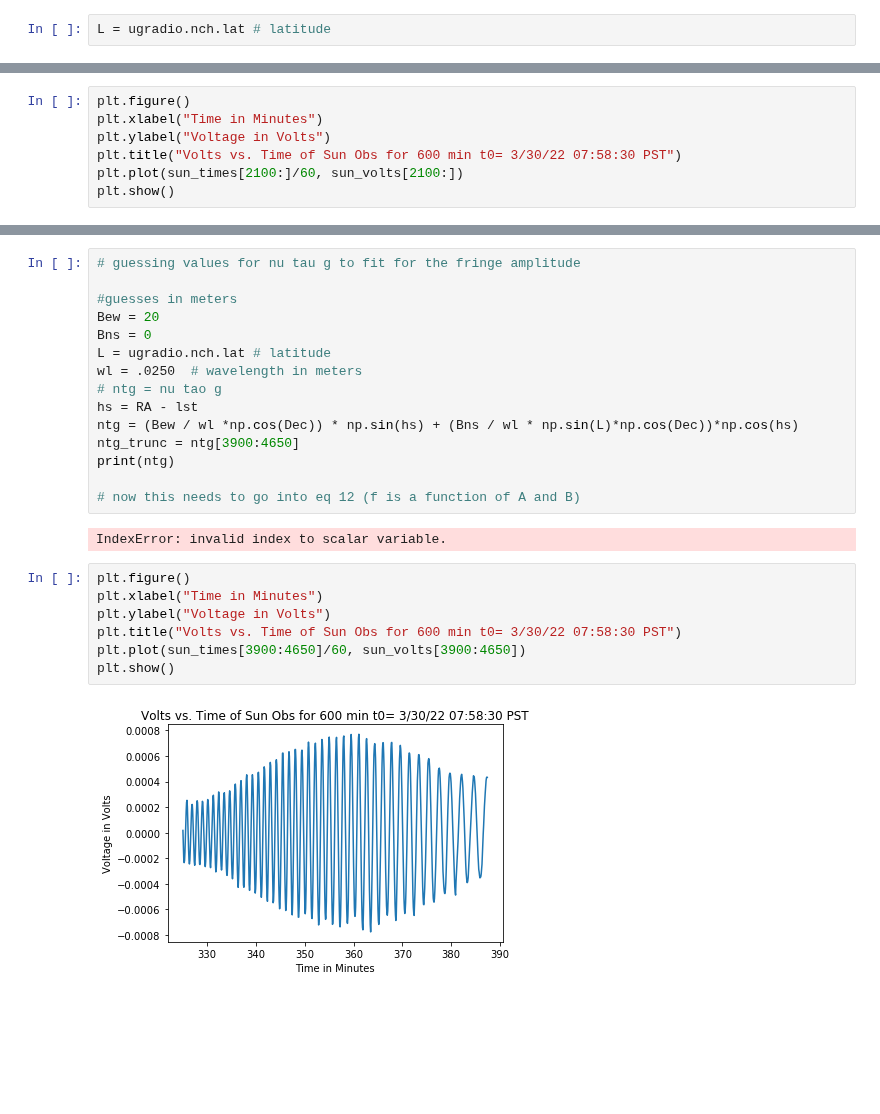
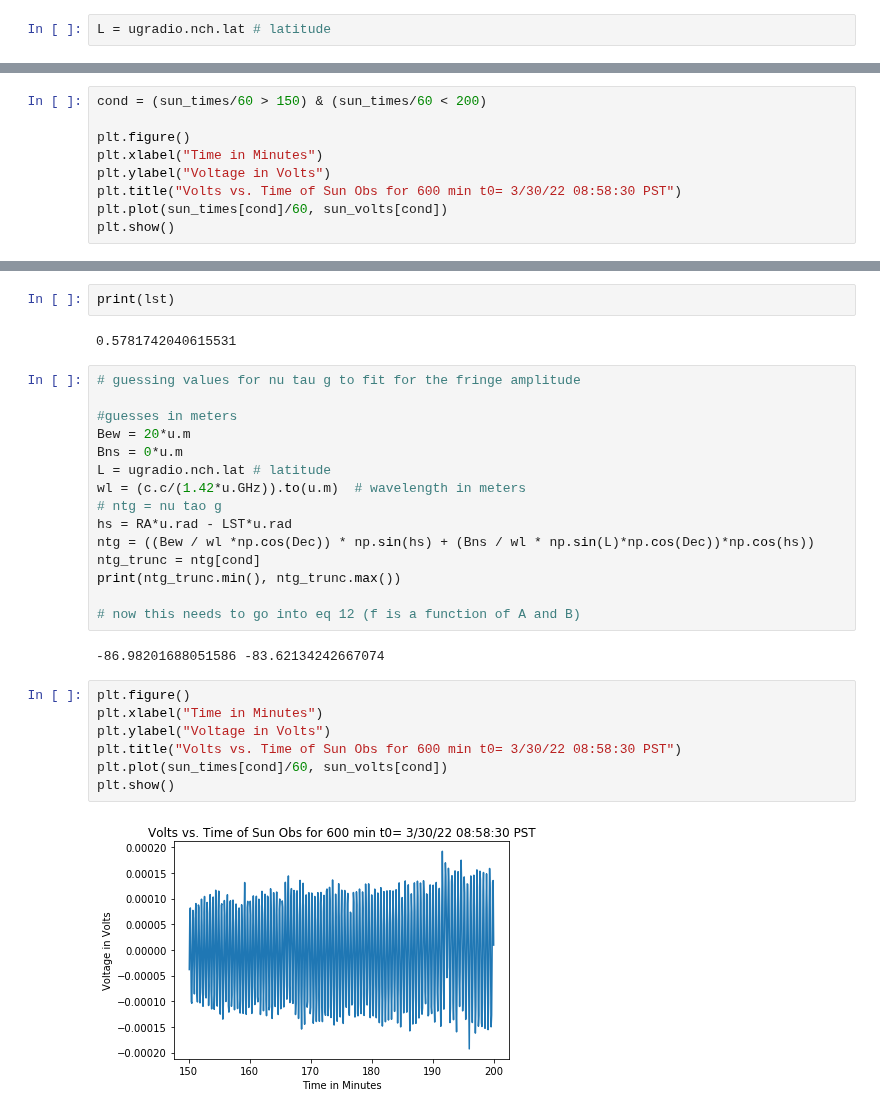
Before and after one commit to nolanylee/astro121lab, a Jupyter notebook: Sun Data??.ipynb, the cells around one changed output, grey strips where cells are left out. Saved outputs shown, nothing was run; the diff lists cells and outputs as text; blank space fills up the shorter version.

```diff
--- a/Sun Data??.ipynb
+++ b/Sun Data??.ipynb
@@ -51,8 +55,10 @@ plt.show()
 # %%
+cond = (sun_times/60 > 150) & (sun_times/60 < 200)
+
 plt.figure()
 plt.xlabel("Time in Minutes")
 plt.ylabel("Voltage in Volts")
-plt.title("Volts vs. Time of Sun Obs for 600 min t0= 3/30/22 07:58:30 PST")
-plt.plot(sun_times[2100:]/60, sun_volts[2100:])
+plt.title("Volts vs. Time of Sun Obs for 600 min t0= 3/30/22 08:58:30 PST")
+plt.plot(sun_times[cond]/60, sun_volts[cond])
 plt.show()
 # %% [output]
@@ -88,27 +101,31 @@ RA is 0.1580519233687672 Dec 0.06811559169201209
+# %%
+print(lst)
+# %% [output]
+0.5781742040615531
 # %%
 # guessing values for nu tau g to fit for the fringe amplitude
 
 #guesses in meters
-Bew = 20
-Bns = 0
+Bew = 20*u.m
+Bns = 0*u.m
 L = ugradio.nch.lat # latitude
-wl = .0250  # wavelength in meters
+wl = (c.c/(1.42*u.GHz)).to(u.m)  # wavelength in meters
 # ntg = nu tao g
-hs = RA - lst
-ntg = (Bew / wl *np.cos(Dec)) * np.sin(hs) + (Bns / wl * np.sin(L)*np.cos(Dec))*np.cos(hs)
-ntg_trunc = ntg[3900:4650]
-print(ntg)
+hs = RA*u.rad - LST*u.rad
+ntg = ((Bew / wl *np.cos(Dec)) * np.sin(hs) + (Bns / wl * np.sin(L)*np.cos(Dec))*np.cos(hs))
+ntg_trunc = ntg[cond]
+print(ntg_trunc.min(), ntg_trunc.max())
 
 # now this needs to go into eq 12 (f is a function of A and B)
 # %% [output]
-IndexError: invalid index to scalar variable.
+-86.98201688051586 -83.62134242667074
 # %%
 plt.figure()
 plt.xlabel("Time in Minutes")
 plt.ylabel("Voltage in Volts")
-plt.title("Volts vs. Time of Sun Obs for 600 min t0= 3/30/22 07:58:30 PST")
-plt.plot(sun_times[3900:4650]/60, sun_volts[3900:4650])
+plt.title("Volts vs. Time of Sun Obs for 600 min t0= 3/30/22 08:58:30 PST")
+plt.plot(sun_times[cond]/60, sun_volts[cond])
 plt.show()
 # %% [output]
-[figure, old version]
+[figure, new version]
 # %%
```
Also changed, not shown: parts of 13 cells of this notebook.
